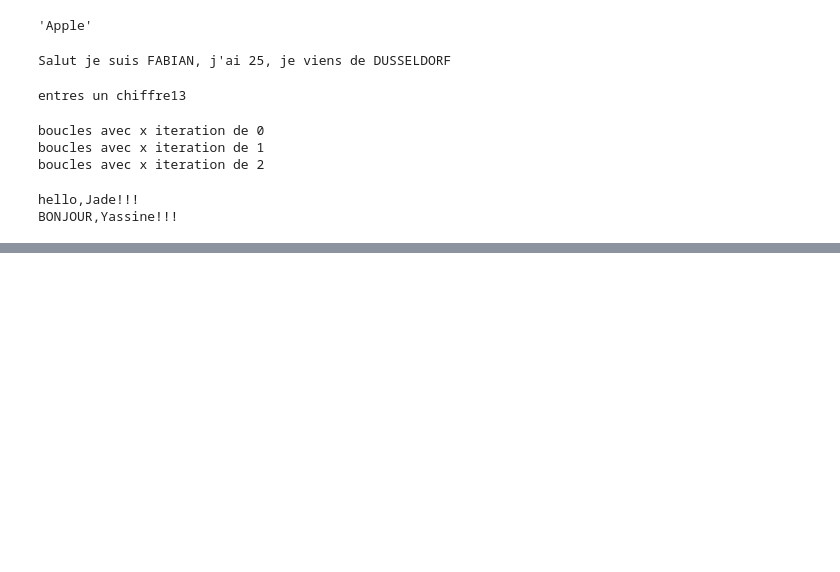
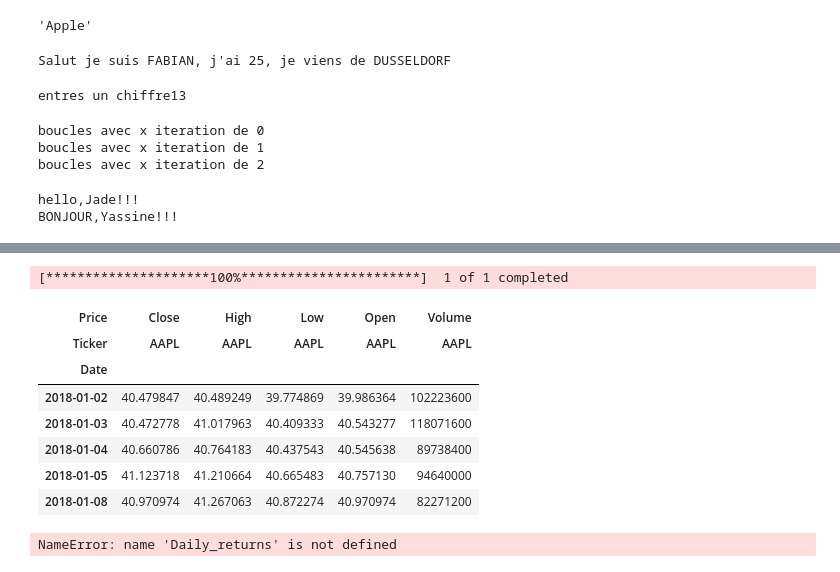
Before and after one commit to Samy-OUABID/IAE-METZ-Samy-Yassin, a Jupyter notebook: TD_DATAFUNDS.ipynb, the cells around one changed output, grey strips where cells are left out. Drawn from its saved outputs; the diff is of its cells as text; code cells hidden in the pictures; blank space fills up the shorter version.

```diff
--- a/TD_DATAFUNDS.ipynb
+++ b/TD_DATAFUNDS.ipynb
@@ -99,0 +314,25 @@ BONJOUR,Yassine!!!
+# %%
+#Define the stocj ticker symbol (you can change this for any stock
+ticker = 'AAPL'
+
+start_date = '2018-01-01'
+end_date = '2023-01-01'
+
+stock_data = yf.download(ticker, start=start_date, end=end_date)
+stock_data.head()
+# %% [output]
+[*********************100%***********************]  1 of 1 completed
+| Price | Close | High | Low | Open | Volume |
+| Ticker | AAPL | AAPL | AAPL | AAPL | AAPL |
+| Date |  |  |  |  |  |
+| 2018-01-02 | 40.479847 | 40.489249 | 39.774869 | 39.986364 | 102223600 |
+| 2018-01-03 | 40.472778 | 41.017963 | 40.409333 | 40.543277 | 118071600 |
+| 2018-01-04 | 40.660786 | 40.764183 | 40.437543 | 40.545638 | 89738400 |
+| 2018-01-05 | 41.123718 | 41.210664 | 40.665483 | 40.757130 | 94640000 |
+| 2018-01-08 | 40.970974 | 41.267063 | 40.872274 | 40.970974 | 82271200 |
+# %%
+#calcul rendemen journalier usin
+stock_data['Daily_returns'] = stock_data['Close'].pct_change()
+stock_data[["close", Daily_returns]].head()
+# %% [output]
+NameError: name 'Daily_returns' is not defined
```
Also changed, not shown: parts of 29 cells of this notebook.
